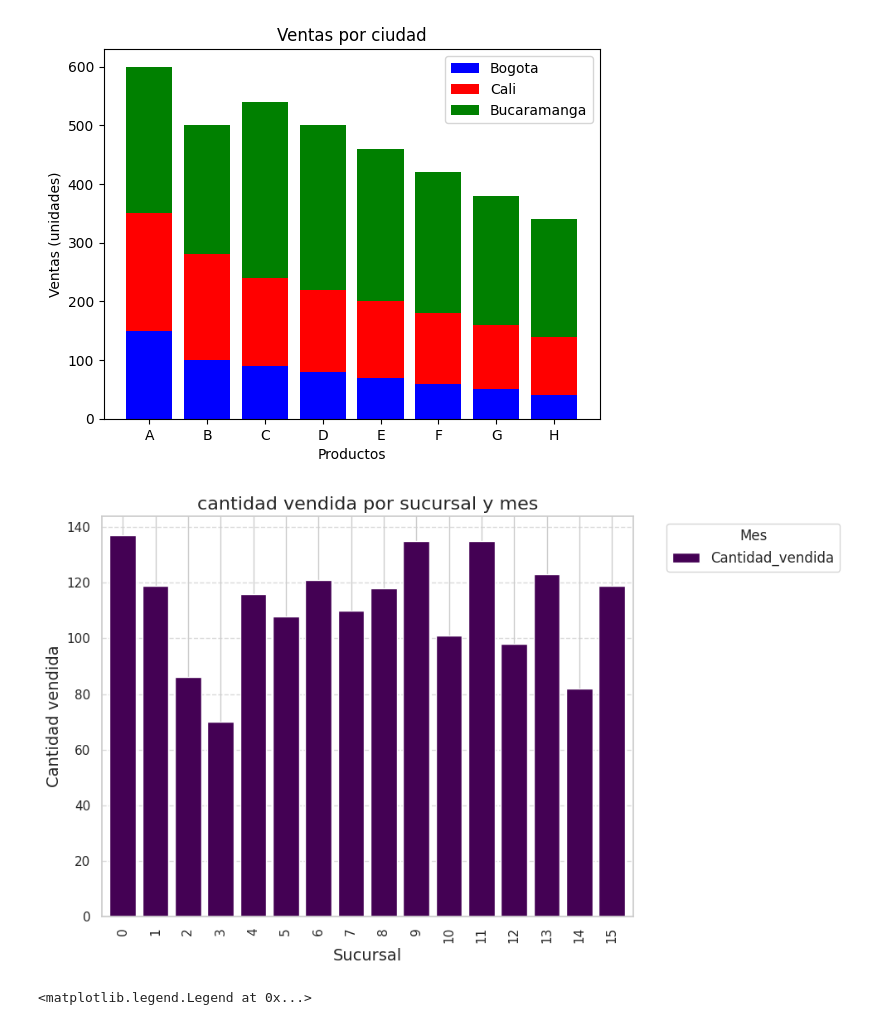
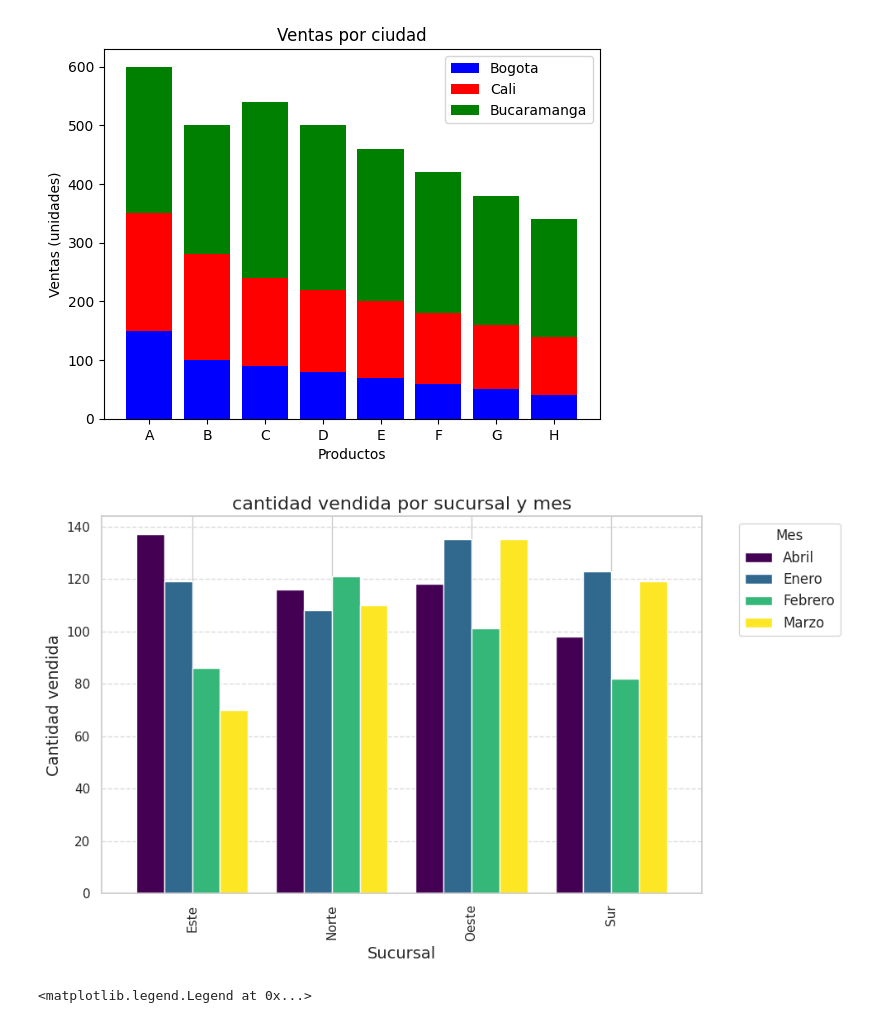
Before and after one commit to joimar755/js, a Jupyter notebook: python/operaciones/plot1.ipynb, the cells around one changed output. Cells and saved outputs as stored; diff of their text form; code cells hidden in the pictures.

```diff
--- a/python/operaciones/plot1.ipynb
+++ b/python/operaciones/plot1.ipynb
@@ -18,21 +18,21 @@ plt.show()
 # %%
 import pandas as pd
 import matplotlib.pyplot as plt
 import pandas as pd
 df = pd.read_csv('data_2.csv')
 
 
-df_resumen = df.groupby(['Sucursal','Mes'])['Cantidad_vendida'].sum().reset_index()
-
+df_resumen = df.groupby(['Sucursal','Mes'])['Cantidad_vendida'].sum().unstack()
+print()
 df_resumen.plot(kind='bar',figsize=(10,6),width=0.8,colormap='viridis')
 plt.title('cantidad vendida por sucursal y mes', fontsize=16)
 plt.xlabel('Sucursal', fontsize=14)
 plt.ylabel('Cantidad vendida', fontsize=14)
 plt.legend(title='Mes', fontsize=12, bbox_to_anchor=(1.05, 1), loc='upper left')
 plt.tight_layout()
 plt.grid(axis='y', linestyle='--', alpha=0.7)
 # %% [output]
-[figure, old version]
+[figure, new version]
 # %%
 import matplotlib.pyplot as plt
 import seaborn as sns
```
